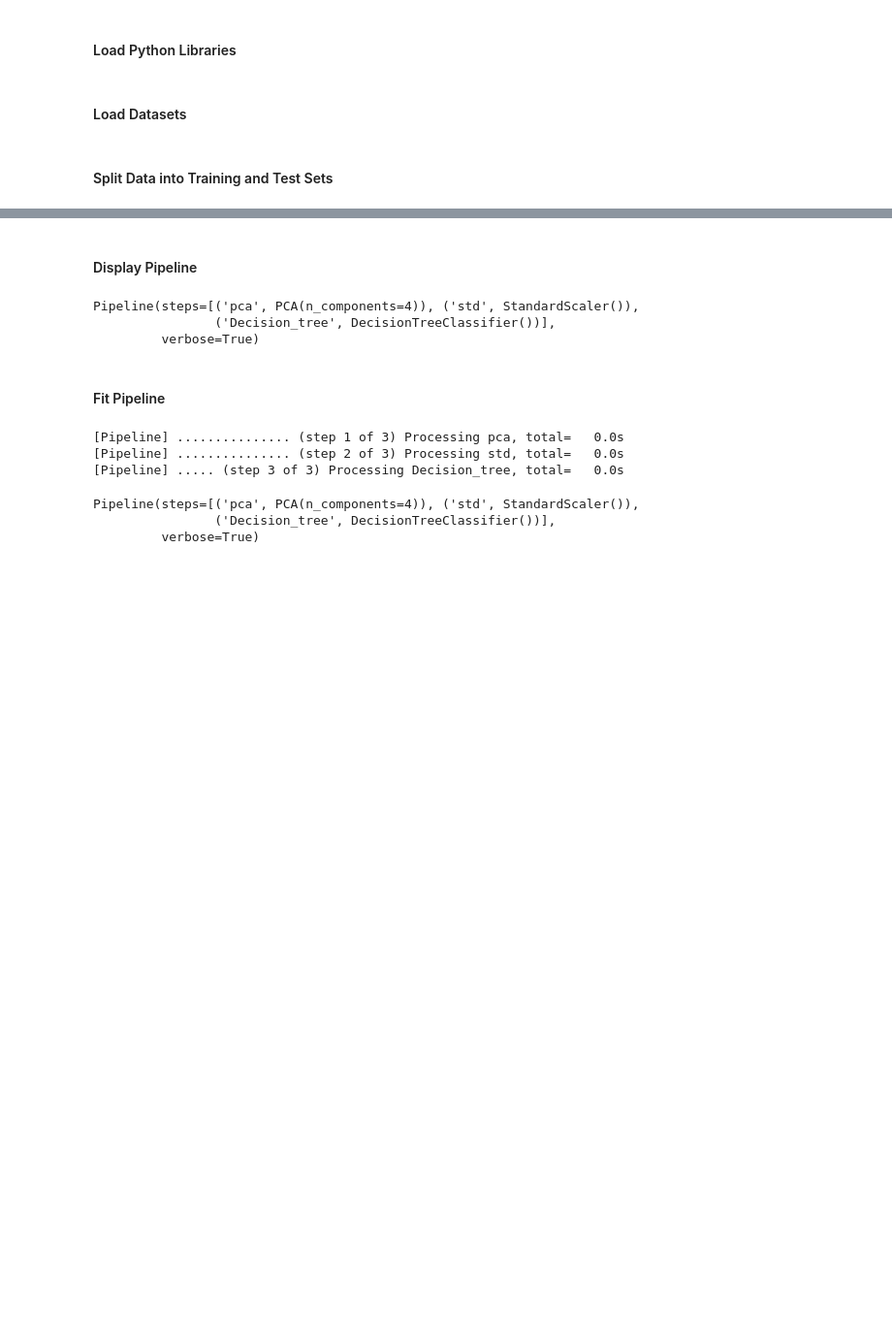
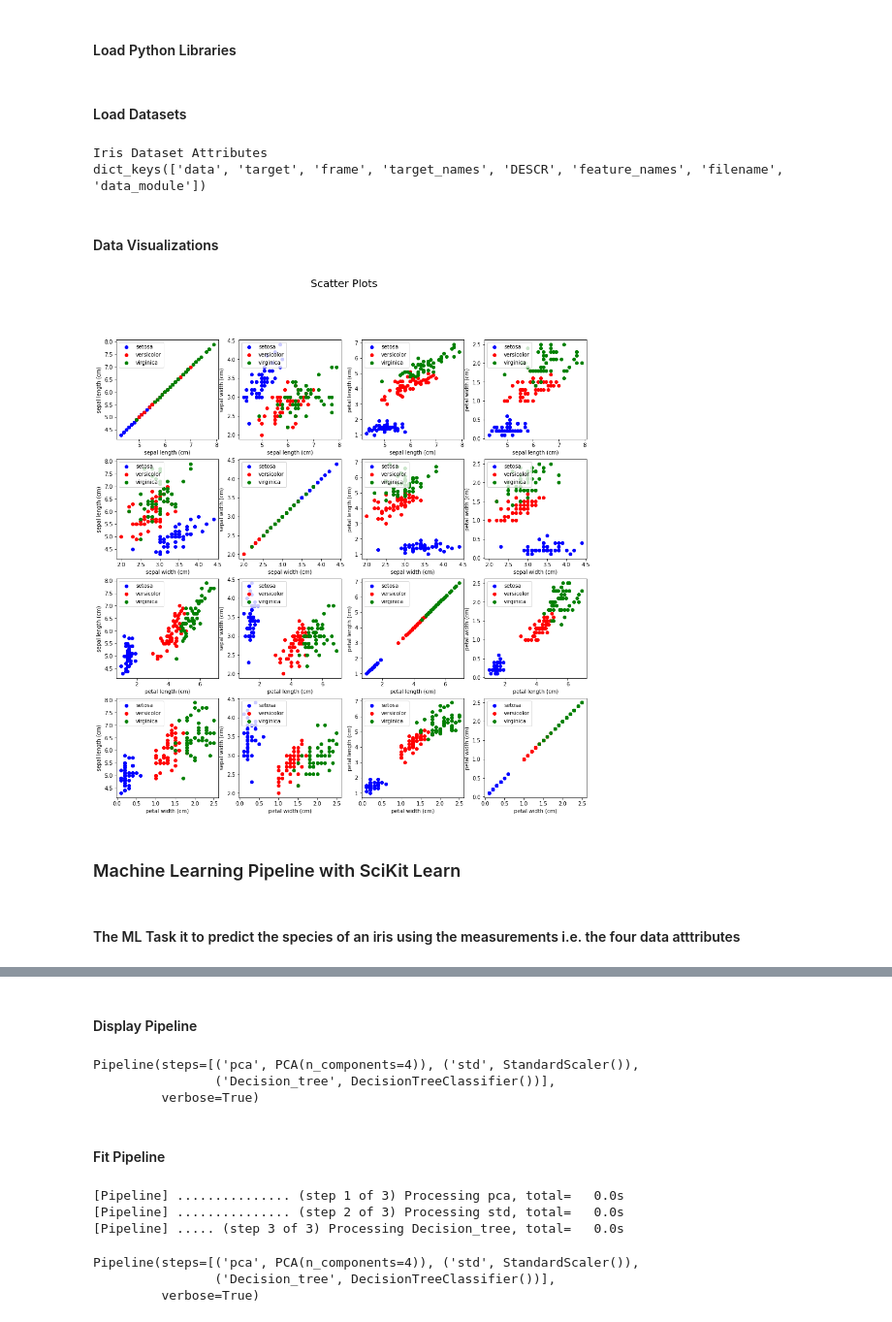
Before and after one commit to pdefusco/CML-Total-Beginner, a Jupyter notebook: 7_ScikitLearn_Example.ipynb, the cells around one changed output, grey strips where cells are left out. Shown: that part at 97% size. Cells and saved outputs as stored; diff of their text form; code cells hidden in the pictures; blank space fills up the shorter version.

```diff
--- a/7_ScikitLearn_Example.ipynb
+++ b/7_ScikitLearn_Example.ipynb
@@ -14,9 +33,49 @@ from sklearn.tree import DecisionTreeClassifier
 from sklearn.ensemble import GradientBoostingClassifier
 # %% [markdown]
 #### Load Datasets
-# %% [markdown]
-#### Split Data into Training and Test Sets
 # %%
 iris = datasets.load_iris()
 x = iris.data
 y = iris.target
+# %%
+print("Iris Dataset Attributes")
+print(iris.keys())
+# %% [output]
+Iris Dataset Attributes
+dict_keys(['data', 'target', 'frame', 'target_names', 'DESCR', 'feature_names', 'filename', 'data_module'])
+# %% [markdown]
+#### Data Visualizations
+# %%
+# You can create python methods to compartmentalize and reuse your code
+
+def scatter_plots():
+
+    n = len(iris.feature_names)
+    fig, ax = plt.subplots(n, n, figsize=(16, 16))
+    colors = ['blue', 'red', 'green']
+
+    for x in range(n):
+        for y in range(n):
+            xname = iris.feature_names[x]
+            yname = iris.feature_names[y]
+            for color_ind in range(len(iris.target_names)):
+                ax[x, y].scatter(iris.data[iris.target==color_ind, x],
+                                 iris.data[iris.target==color_ind, y],
+                                 label=iris.target_names[color_ind],
+                                 c=colors[color_ind])
+
+            ax[x, y].set_xlabel(xname)
+            ax[x, y].set_ylabel(yname)
+            ax[x, y].legend(loc='upper left')
+
+
+    fig.suptitle('Scatter Plots', fontsize=20)
+    plt.show()
+# %%
+scatter_plots()
+# %% [output]
+[figure, added]
+# %% [markdown]
+### Machine Learning Pipeline with SciKit Learn
+# %% [markdown]
+#### The ML Task it to predict the species of an iris using the measurements i.e. the four data atttributes
```
Also changed, not shown: parts of 14 cells of this notebook, 4 other files.
